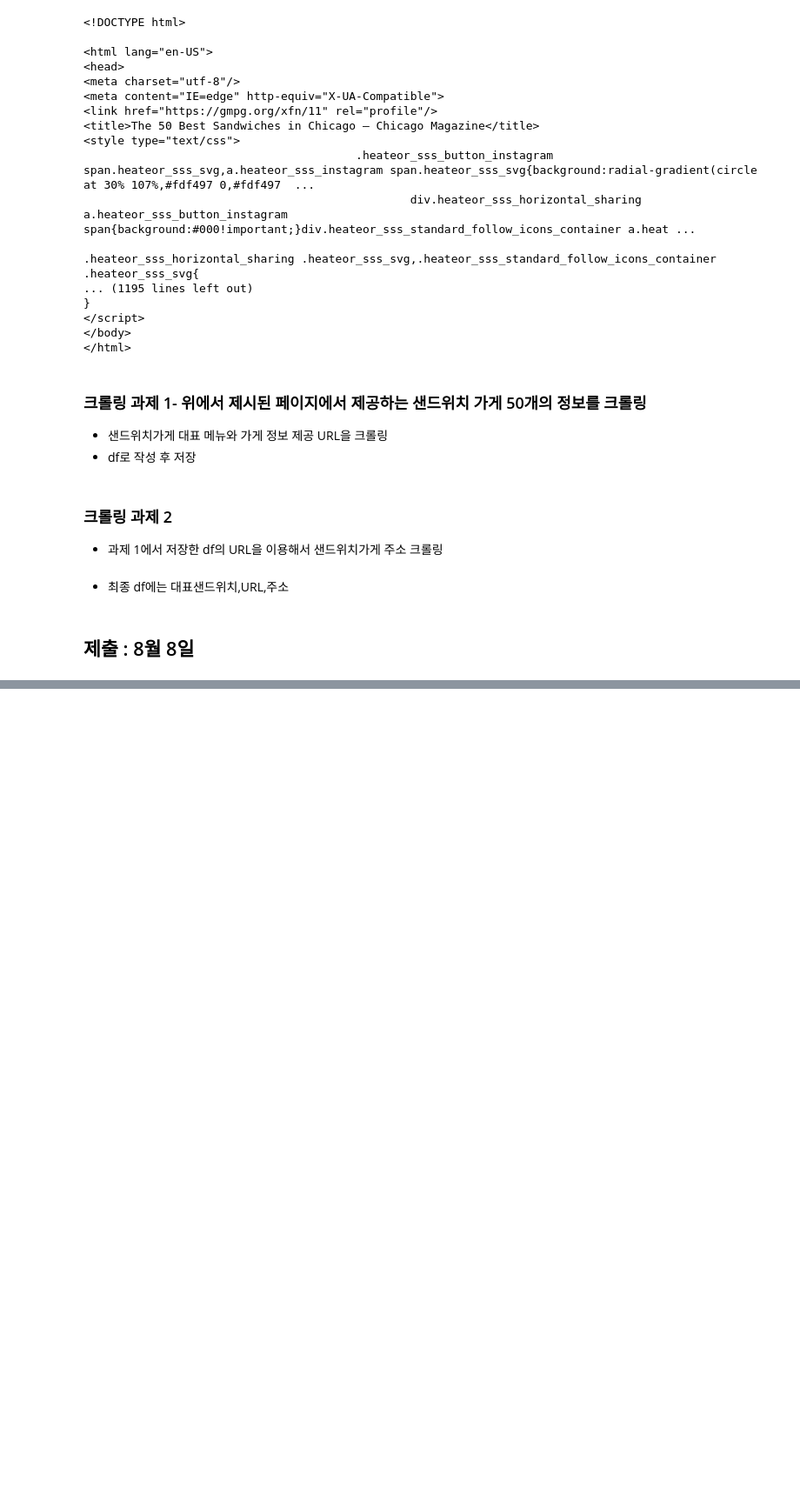
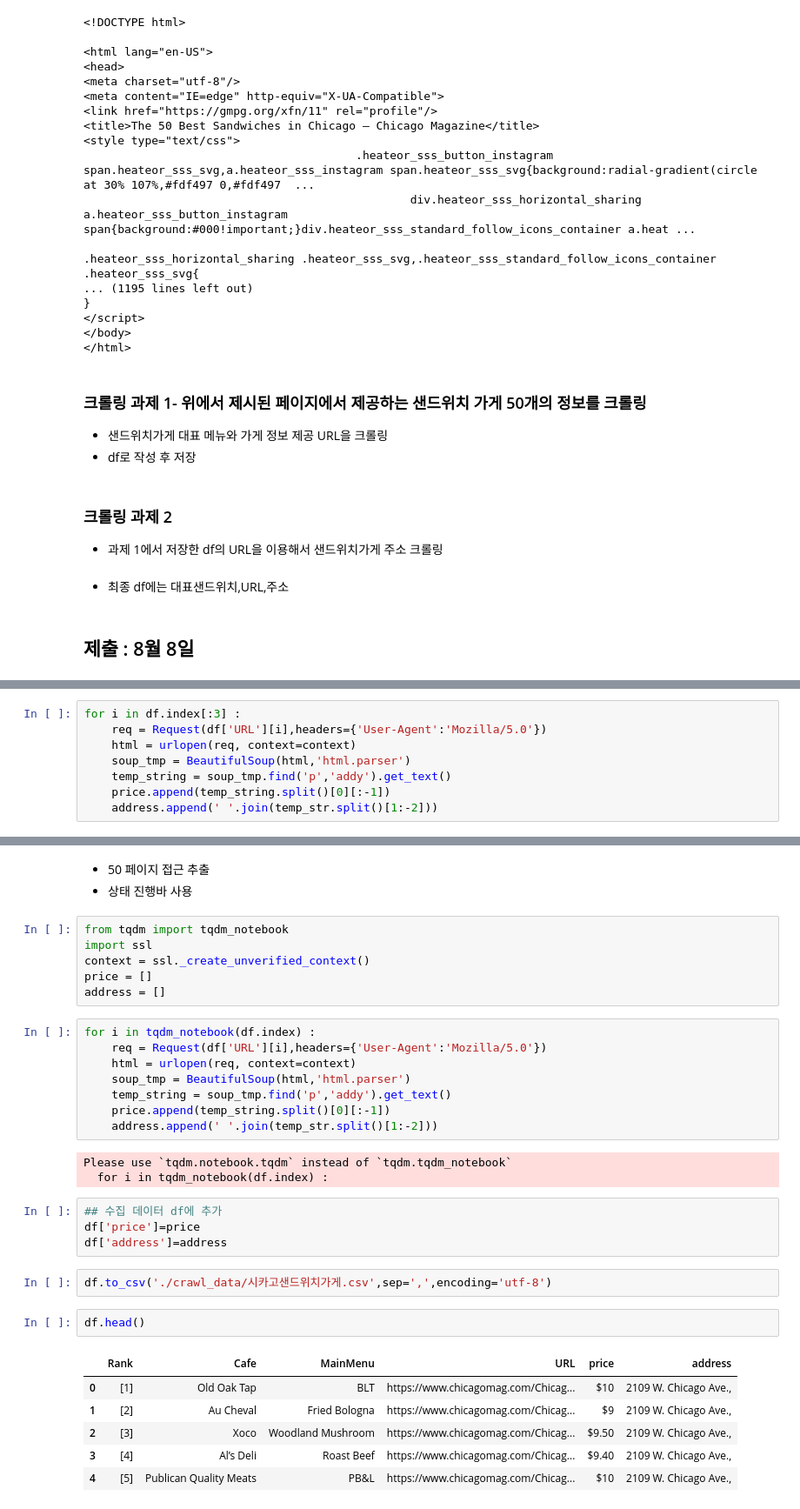
Before and after one commit to seojeon9/MultiCampus, a Jupyter notebook: PythonEx/ch07_웹data수집/크롤링_최종과제.ipynb, the cells around one changed output, grey strips where cells are left out. Shown at 87% size. Drawn from its saved outputs; the diff is of its cells as text; blank space fills up the shorter version.

```diff
--- a/PythonEx/ch07_웹data수집/크롤링_최종과제.ipynb
+++ b/PythonEx/ch07_웹data수집/크롤링_최종과제.ipynb
@@ -54,0 +172,8 @@ soup
+# %%
+for i in df.index[:3] :
+    req = Request(df['URL'][i],headers={'User-Agent':'Mozilla/5.0'})
+    html = urlopen(req, context=context)
+    soup_tmp = BeautifulSoup(html,'html.parser')
+    temp_string = soup_tmp.find('p','addy').get_text()
+    price.append(temp_string.split()[0][:-1])
+    address.append(' '.join(temp_str.split()[1:-2]))
@@ -54,0 +185,35 @@ soup
+# %% [markdown]
+- 50 페이지 접근 추출
+- 상태 진행바 사용
+# %%
+from tqdm import tqdm_notebook
+import ssl
+context = ssl._create_unverified_context()
+price = []
+address = []
+# %%
+for i in tqdm_notebook(df.index) :
+    req = Request(df['URL'][i],headers={'User-Agent':'Mozilla/5.0'})
+    html = urlopen(req, context=context)
+    soup_tmp = BeautifulSoup(html,'html.parser')
+    temp_string = soup_tmp.find('p','addy').get_text()
+    price.append(temp_string.split()[0][:-1])
+    address.append(' '.join(temp_str.split()[1:-2]))
+# %% [output]
+Please use `tqdm.notebook.tqdm` instead of `tqdm.tqdm_notebook`
+  for i in tqdm_notebook(df.index) :
+# %%
+## 수집 데이터 df에 추가
+df['price']=price
+df['address']=address
+# %%
+df.to_csv('./crawl_data/시카고샌드위치가게.csv',sep=',',encoding='utf-8')
+# %%
+df.head()
+# %% [output]
+|  | Rank | Cafe | MainMenu | URL | price | address |
+| 0 | [1] | Old Oak Tap | BLT | https://www.chicagomag.com/Chicag... | $10 | 2109 W. Chicago Ave., |
+| 1 | [2] | Au Cheval | Fried Bologna | https://www.chicagomag.com/Chicag... | $9 | 2109 W. Chicago Ave., |
+| 2 | [3] | Xoco | Woodland Mushroom | https://www.chicagomag.com/Chicag... | $9.50 | 2109 W. Chicago Ave., |
+| 3 | [4] | Al’s Deli | Roast Beef | https://www.chicagomag.com/Chicag... | $9.40 | 2109 W. Chicago Ave., |
+| 4 | [5] | Publican Quality Meats | PB&L | https://www.chicagomag.com/Chicag... | $10 | 2109 W. Chicago Ave., |
```
Also changed, not shown: parts of 24 cells of this notebook, 2 other files.
